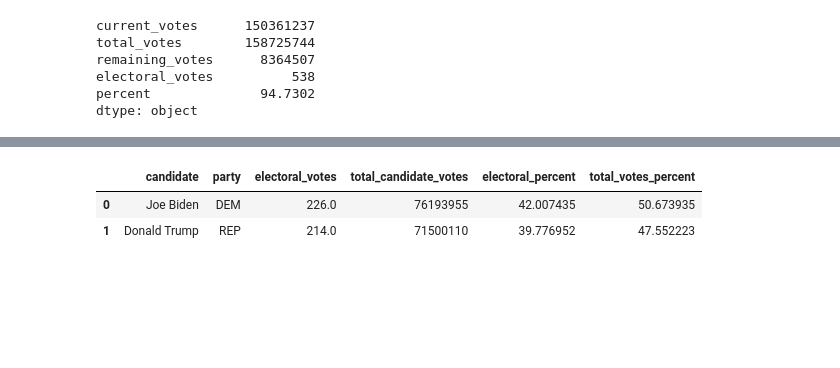
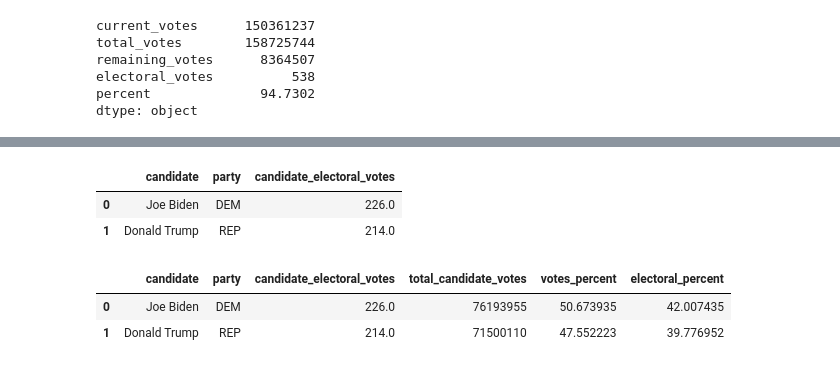
Before and after one commit to bmnds/uea-data-science-03-statistics, a Jupyter notebook: [Estatística04]_Trabalho_Final.ipynb, the cells around one changed output, grey strips where cells are left out. Cells and saved outputs as stored; diff of their text form; code cells hidden in the pictures; blank space fills up the shorter version.

Commit message:
Corrigindo o cálculo de db_results

```diff
--- a/[Estatística04]_Trabalho_Final.ipynb
+++ b/[Estatística04]_Trabalho_Final.ipynb
@@ -315,8 +315,8 @@ db_results_by_state.head()
 Consolidando todos os dados de interesse em um único dataframe de resultados a nível estadual
 # %%
 # calcula se o 2o colocado ainda tem chances de passar o 1o colocado
-db_results_by_state['is_state_decided'] = db_results_by_state.apply(lambda row: True if (row['2nd_votes'] + row['remaining_votes'] < row['1st_votes']) else False, axis=1)
-db_results_by_state[db_results_by_state['is_state_decided'].eq(False)]
+db_results_by_state['is_election_defined'] = db_results_by_state.apply(lambda row: True if (row['2nd_votes'] + row['remaining_votes'] < row['1st_votes']) else False, axis=1)
+db_results_by_state[db_results_by_state['is_election_defined'].eq(False)]
 # %% [output]
 |  | state | current_votes | total_votes | percent | remaining_votes | electoral_votes | 1st_candidate | ... |
 | 1 | Alaska | 131885 | 366006 | 36.033562 | 234121 | 3.0 | Donald Trump | ... |
@@ -339,3 +340,8 @@ remaining_votes      8364507
 electoral_votes          538
 percent              94.7302
 dtype: object
+# %%
+# total geral de votos computados para cada candidato
+db_president_candidate = db_president_state_candidate.groupby(['candidate', 'party']).sum().sort_values('votes', ascending=False).reset_index()
+db_president_candidate.columns = ['candidate', 'party', 'total_candidate_votes']
+db_president_candidate.head(5)
@@ -342,12 +355,21 @@ dtype: object
+# %%
+# resultado estimado do somatório do voto dos delegados nos estados onde o resultado da votação já está definido
+db_electoral_results = db_results_by_state[db_results_by_state.is_election_defined].groupby(['1st_candidate', '1st_party']).sum().sort_values('electoral_votes', ascending=False).reset_index()[['1st_candidate', '1st_party', 'electoral_votes']]
+db_electoral_results.columns = ['candidate', 'party', 'candidate_electoral_votes']
+db_electoral_results
+# %% [output]
+|  | candidate | party | candidate_electoral_votes |
+| 0 | Joe Biden | DEM | 226.0 |
+| 1 | Donald Trump | REP | 214.0 |
 # %%
 db_results = pd.merge(db_electoral_results, db_president_candidate, how='inner')
-db_results['electoral_percent'] = 100 * db_results.electoral_votes / db_totals.electoral_votes
-db_results['total_votes_percent'] = 100 * db_results.total_candidate_votes / db_totals.current_votes
+db_results['votes_percent'] = 100 * db_results.total_candidate_votes / db_totals.current_votes
+db_results['electoral_percent'] = 100 * db_results.candidate_electoral_votes / db_totals.electoral_votes
 db_results
 # %% [output]
-|  | candidate | party | electoral_votes | total_candidate_votes | electoral_percent | total_votes_percent |
-| 0 | Joe Biden | DEM | 226.0 | 76193955 | 42.007435 | 50.673935 |
-| 1 | Donald Trump | REP | 214.0 | 71500110 | 39.776952 | 47.552223 |
+|  | candidate | party | candidate_electoral_votes | total_candidate_votes | votes_percent | electoral_percent |
+| 0 | Joe Biden | DEM | 226.0 | 76193955 | 50.673935 | 42.007435 |
+| 1 | Donald Trump | REP | 214.0 | 71500110 | 47.552223 | 39.776952 |
 # %%
 #TODO considerar que a quantidade de votos dos delegados em Maine e Nebraska pode estar errada, pois não temos dados dos Distritos Eleitorais, totalizando um erro entre -5 e +5 votos de delegados
 # %%
```
Also changed, not shown: parts of 3 cells of this notebook.
